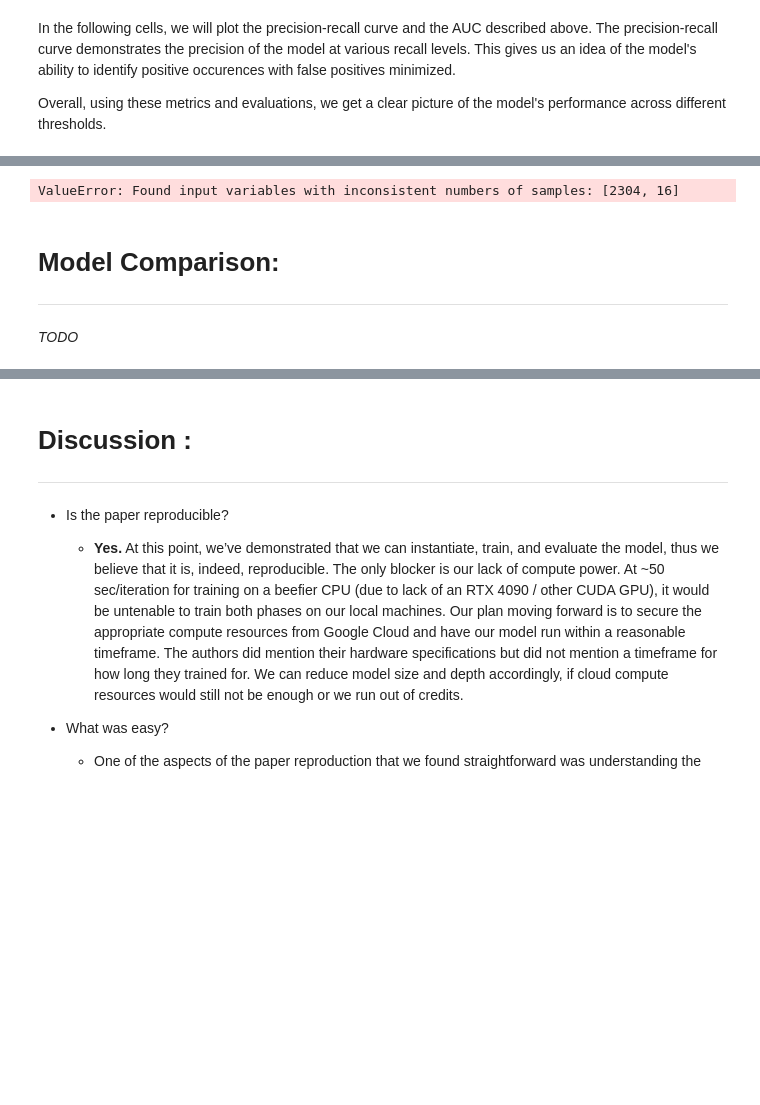
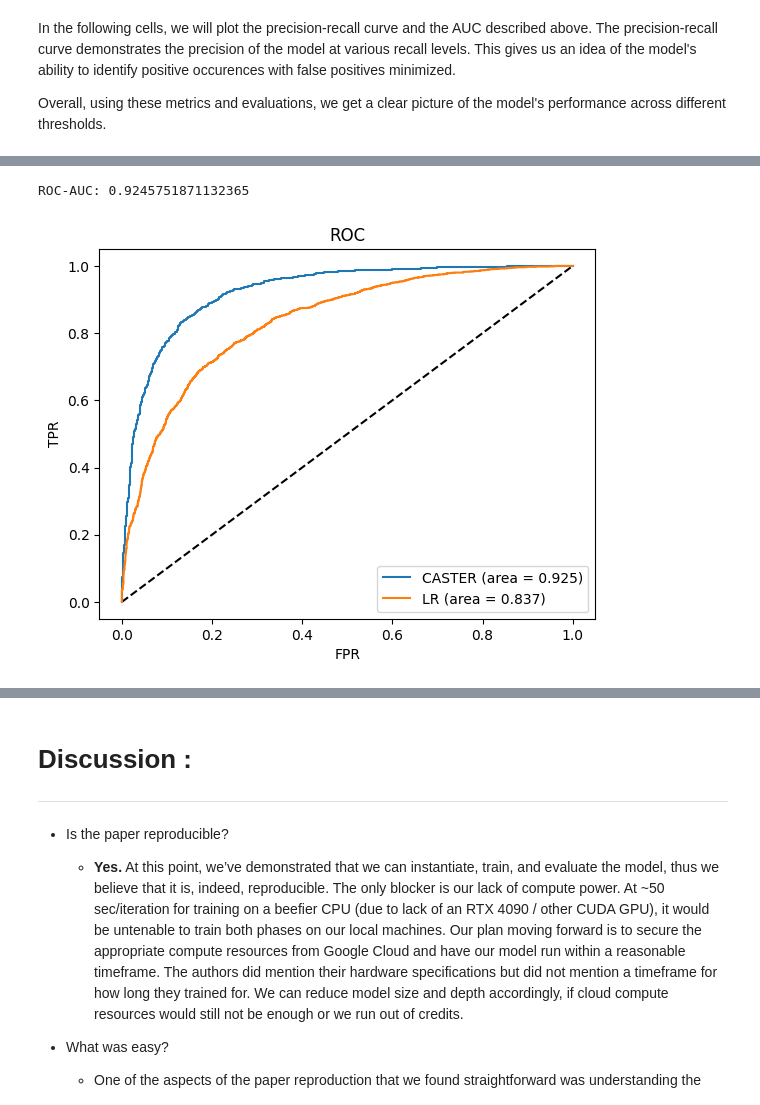
Before and after one commit to athenafung1/deep-learning-for-healthcare-final-project, a Jupyter notebook: DL4H_Team_113.ipynb, the cells around one changed output, grey strips where cells are left out. Saved outputs shown, nothing was run; the diff lists cells and outputs as text; code cells hidden in the pictures; blank space fills up the shorter version.

```diff
--- a/DL4H_Team_113.ipynb
+++ b/DL4H_Team_113.ipynb
@@ -487,12 +491,12 @@ for pre_epo in range(PRETRAIN_EPOCHS):
         total_loss.backward()
         opt.step()
 
-        # if(i % 10 == 0):
-        print('Pre-Training at Epoch ' + str(pre_epo) + \
-                ' iteration ' + str(iter_idx) + \
-                ', total loss is ' + '%.3f' % (total_loss.cpu().detach().numpy()) + \
-                ', proj loss is ' + '%.3f' % (loss_p.cpu().detach().numpy()) + \
-                ', recon loss is ' + '%.3f' % (loss_r.cpu().detach().numpy()))
+        if(iter_idx % 10 == 0):
+            print('Pre-Training at Epoch ' + str(pre_epo) + \
+                    ' iteration ' + str(iter_idx) + \
+                    ', total loss is ' + '%.3f' % (total_loss.cpu().detach().numpy()) + \
+                    ', proj loss is ' + '%.3f' % (loss_p.cpu().detach().numpy()) + \
+                    ', recon loss is ' + '%.3f' % (loss_r.cpu().detach().numpy()))
 
         # save pretraining checkpoint for reuse
         if iter_idx == int(len_unsup/4):
@@ -501,9 +505,8 @@ for pre_epo in range(PRETRAIN_EPOCHS):
             torch.save(caster_model, 'model_pretrain_checkpoint_1.pt')
 
         #If the reconstruction loss is smaller than the specified threshold, finish the pre-training and go train.
-        if QUICK_TRAIN_DEMO and iter_idx >= 64 or loss_r < RECON_THRESH:
+        if QUICK_TRAIN_DEMO and iter_idx >= 128 or loss_r < RECON_THRESH:
             break
-
     if QUICK_TRAIN_DEMO:
         break
 print("Done with pre-training.")
@@ -709,27 +720,23 @@ average_precision
 # %%
-#===== ROC CURVE CODE =====
+#===== ROC CURVE =====
 
-from sklearn.metrics import roc_auc_score, precision_recall_curve, roc_curve, auc, confusion_matrix, classification_report
+from sklearn.metrics import roc_curve, auc
 
 caster_fpr, caster_tpr, thresholds = roc_curve(caster_y_label, caster_y_pred)
-caster_auc_score = auc(caster_fpr, caster_tpr)
+caster_roc_auc_score = auc(caster_fpr, caster_tpr)
 
 log_reg_fpr, log_reg_tpr, lr_thresholds = roc_curve(log_reg_y_label, log_reg_y_pred)
-log_reg_auc_score = auc(log_reg_fpr, log_reg_tpr)
+log_reg_roc_auc_score = auc(log_reg_fpr, log_reg_tpr)
 
 plt.figure(1)
 plt.plot([0, 1], [0, 1], 'k--')
-plt.plot(caster_fpr, caster_tpr, label='CASTER (area = {:.3f})'.format(caster_auc_score))
-plt.plot(log_reg_fpr, log_reg_tpr, label='LR (area = {:.3f})'.format(log_reg_auc_score))
+plt.plot(caster_fpr, caster_tpr, label='CASTER (area = {:.3f})'.format(caster_roc_auc_score))
+plt.plot(log_reg_fpr, log_reg_tpr, label='LR (area = {:.3f})'.format(log_reg_roc_auc_score))
 plt.xlabel('FPR')
 plt.ylabel('TPR')
 plt.title('ROC')
 plt.legend(loc='best')
+print("ROC-AUC:",caster_roc_auc_score)
 # %% [output]
-ValueError: Found input variables with inconsistent numbers of samples: [2304, 16]
+ROC-AUC: 0.9245751871132365
+[figure, added]
-# %% [markdown]
-# Model Comparison:
-
----
-
-*TODO*
```
Also changed, not shown: parts of 14 cells of this notebook, 2 other files.
